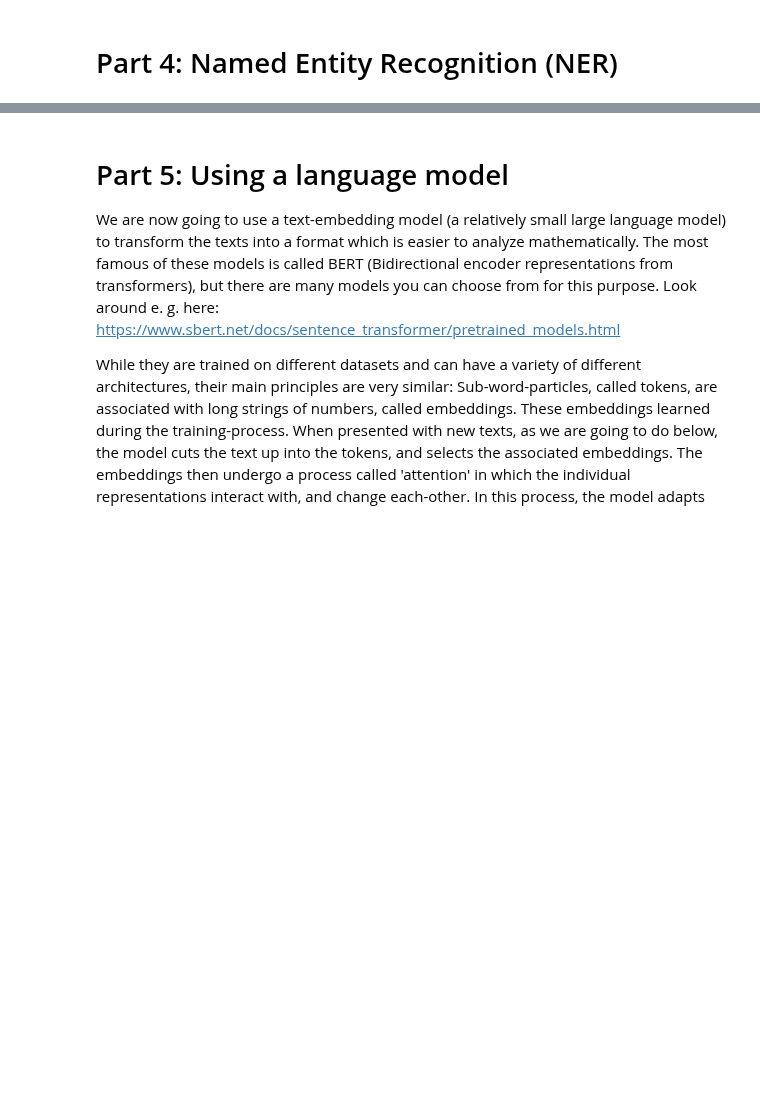
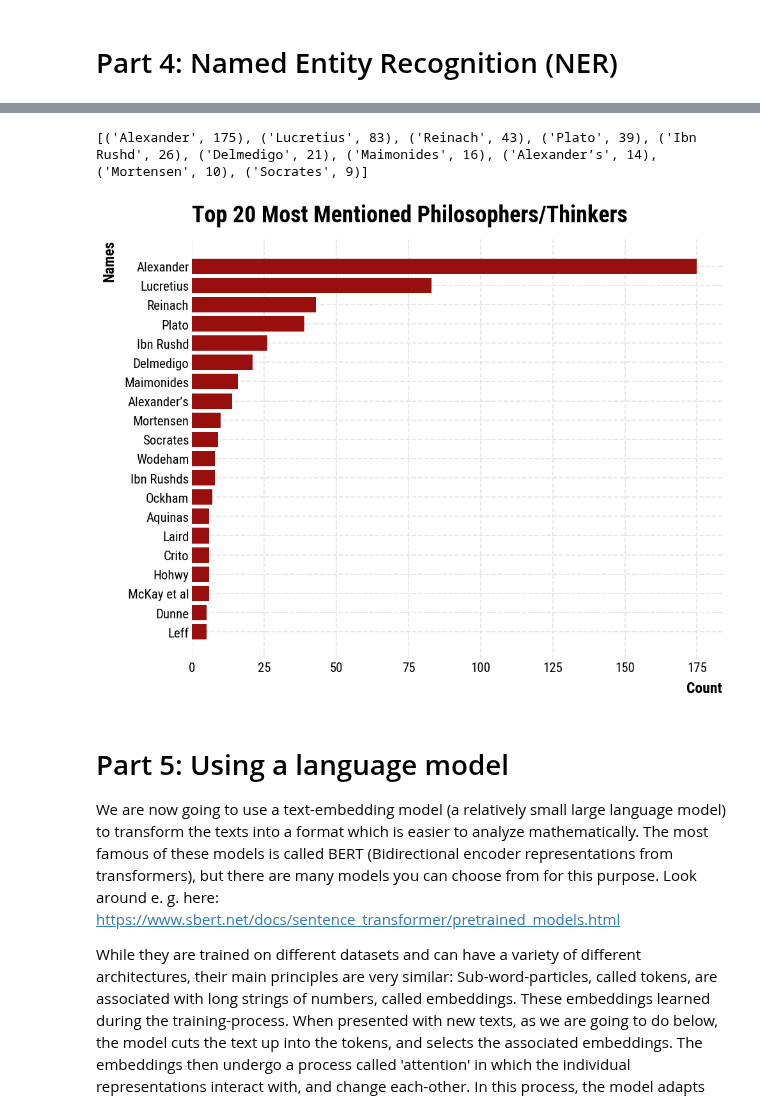
Before and after one commit to MNoichl/data-driven-philosophy-GAP2025, a Jupyter notebook: workbook_01_text_analysis.ipynb, the cells around one changed output, grey strips where cells are left out. Drawn from its saved outputs; the diff is of its cells as text; code cells hidden in the pictures; blank space fills up the shorter version.

```diff
--- a/workbook_01_text_analysis.ipynb
+++ b/workbook_01_text_analysis.ipynb
@@ -171,0 +332,4 @@ used_dataset = "NAME YOUR DATASET HERE"
+# %%
+entruler = spacy.blank('en') # Create a blank English model
+nlp_rules = nlp2.add_pipe("entity_ruler", before='ner') # specify that the EntityRuler comes before built-in NER
+nlp_rules.add_patterns(patterns)
@@ -171,0 +361,5 @@ used_dataset = "NAME YOUR DATASET HERE"
+# %%
+doc = nlp(text_data[42])
+count = Counter()
+count.update([strip_years(ent.text) for ent in doc.ents if ent.label_=='PERSON'])
+count.most_common(10)
@@ -171,0 +391,11 @@ used_dataset = "NAME YOUR DATASET HERE"
+# %%
+from tqdm import tqdm
+import os
+
+docs = list(
+    tqdm(
+        nlp2.pipe(text_data[0:10], batch_size=1, n_process=max(os.cpu_count()-1, 1)),
+        total=len(text_data[0:10]),
+        unit="doc",
+        mininterval=0.2
+    ))
@@ -172,3 +420,30 @@ used_dataset = "NAME YOUR DATASET HERE"
+# %%
+corpcount = Counter()
+for doc in docs:
+    corpcount.update([strip_years(ent.text) for ent in doc.ents if ent.label_=='PERSON'])
+# %%
+print(corpcount.most_common()[0:10])
+# %% [output]
+[('Alexander', 175), ('Lucretius', 83), ('Reinach', 43), ('Plato', 39), ('Ibn Rushd', 26), ('Delmedigo', 21), ('Maimonides', 16), ('Alexander’s', 14), ('Mortensen', 10), ('Socrates', 9)]
+# %%
+import matplotlib.pyplot as plt
+
+# Get top 20 most common names
+top_20 = corpcount.most_common(20)
+names = [item[0] for item in top_20]
+counts = [item[1] for item in top_20]
+
+# Create horizontal bar chart
+plt.figure(figsize=(10, 8))
+plt.barh(names, counts, color='#980f0e')
+plt.xlabel('Count')
+plt.ylabel('Names')
+plt.title('Top 20 Most Mentioned Philosophers/Thinkers')
+plt.gca().invert_yaxis()  # To show highest count at top
+plt.tight_layout()
+plt.show()
+# %% [output]
+[figure, added]
 # %% [markdown]
 # Part 5: Using a language model
 We are now going to use a text-embedding model (a relatively small large language model) to transform the texts into a format which is easier to analyze mathematically.  The most famous of these models is called BERT (Bidirectional encoder representations from transformers), but there are many models you can choose from for this purpose. Look around e. g. here: [https://www.sbert.net/docs/sentence_transformer/pretrained_models.html ](https://www.sbert.net/docs/sentence_transformer/pretrained_models.html )
```
Also changed, not shown: parts of 45 cells of this notebook, 2 other files.
